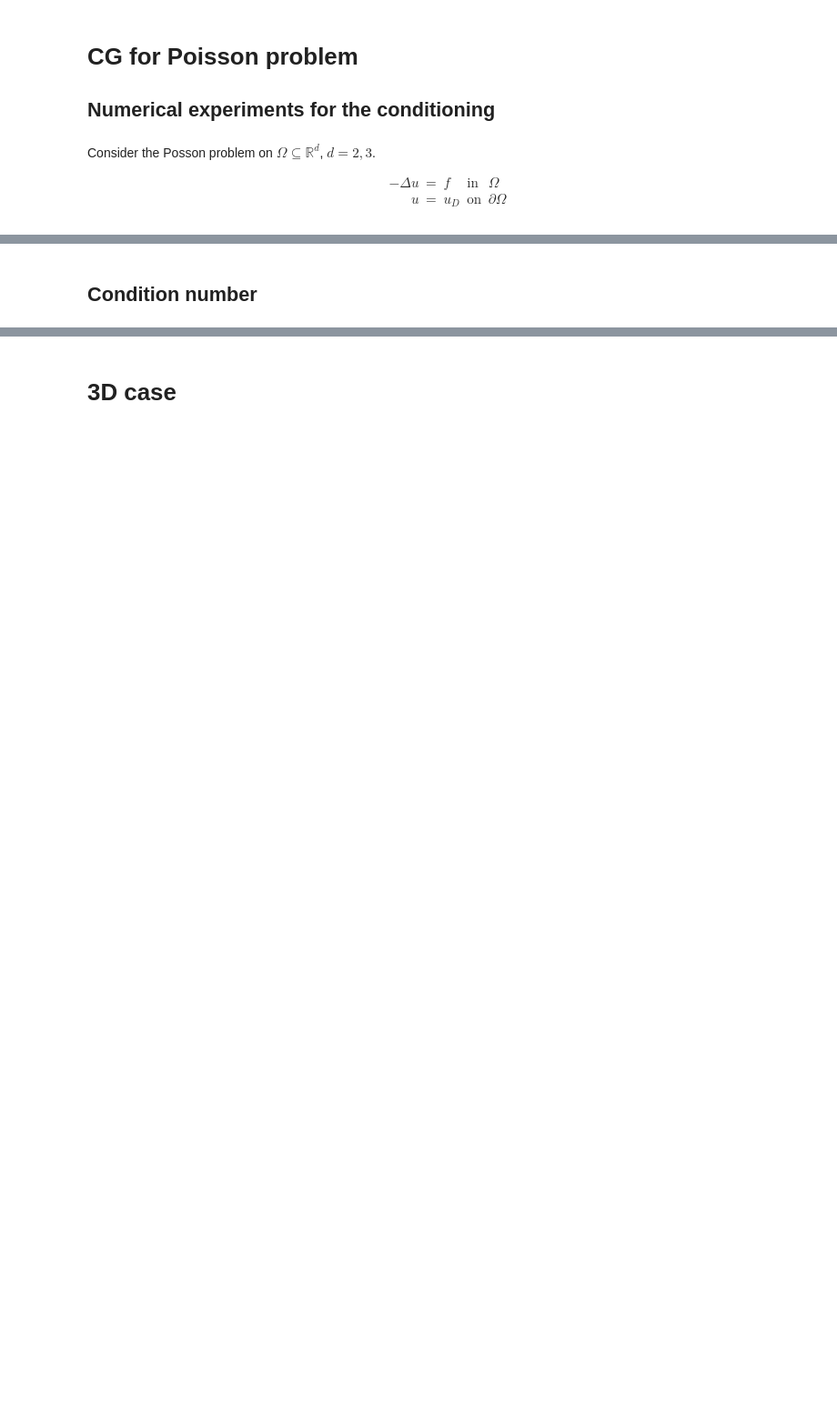
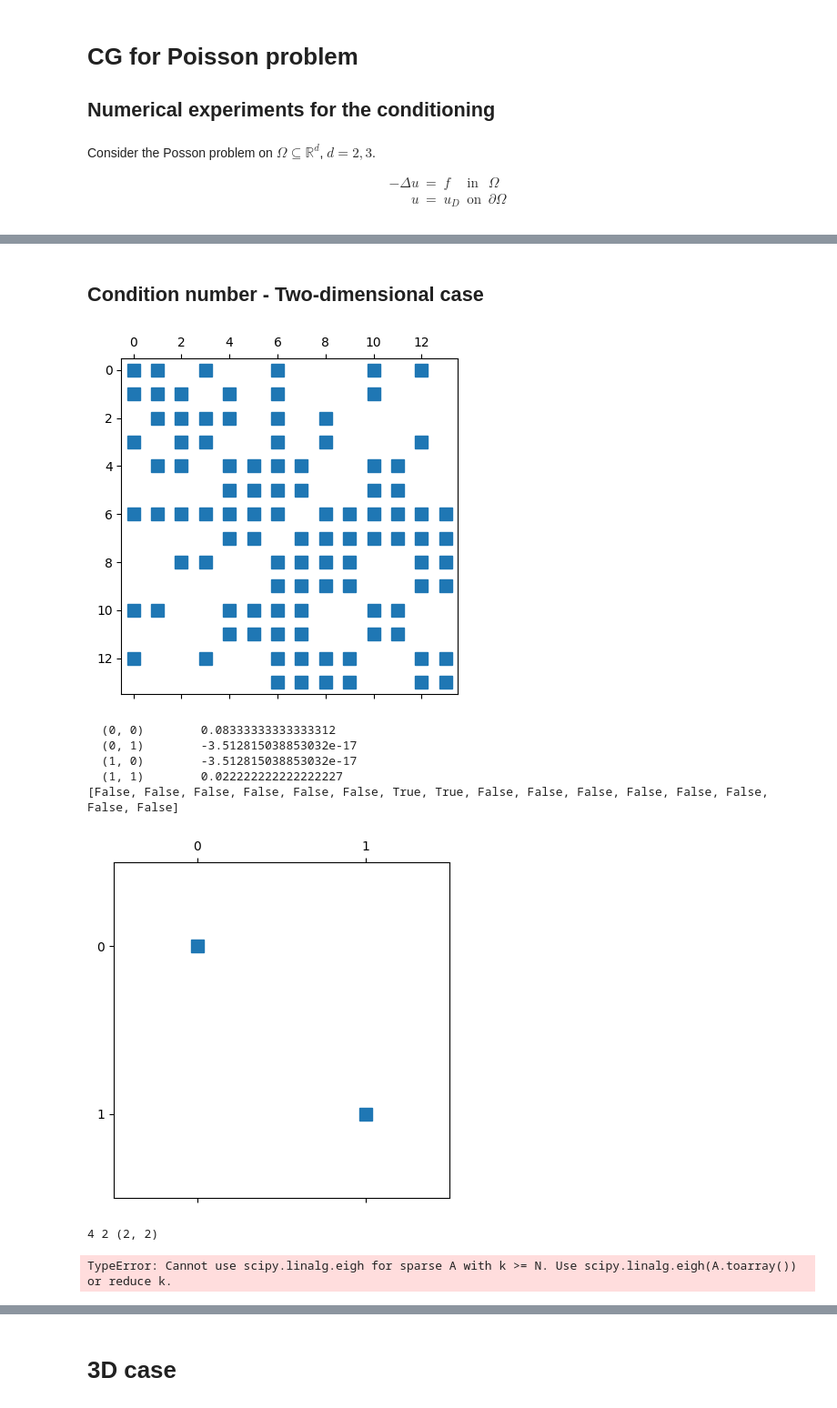
Before and after one commit to ManuelSanchezUribe/hdgmethods, a Jupyter notebook: CG_Poisson_condition_number.ipynb, the cells around one changed output, grey strips where cells are left out. Shown at 91% size. Cells and saved outputs as stored; diff of their text form; code cells hidden in the pictures; blank space fills up the shorter version.

```diff
--- a/CG_Poisson_condition_number.ipynb
+++ b/CG_Poisson_condition_number.ipynb
@@ -61,2 +162,2 @@ gfu = SolvePoisson_CG(mesh2d, p=5,force=force2d, uD=uD, db=dirichlet_boundary2d)
 # %% [markdown]
-## Condition number
+## Condition number - Two-dimensional case
@@ -85,3 +164,13 @@ def test_condition_number_fixmesh(mesh, db, condense=False, pmax=6):
 # %%
 # p, kappa= test_condition_number_fixmesh(mesh,dirichlet_boundary,condense=False, pmax=10)
-p_sc, kappa_sc = test_condition_number_fixmesh(mesh2d, dirichlet_boundary2d, condense=True, pmax=15)
+p_sc_2d, kappa_sc_2d = test_condition_number_fixmesh(mesh2d, dirichlet_boundary2d, condense=True, pmax=3)
+# %% [output]
+[figure, added]
+  (0, 0)        0.08333333333333312
+  (0, 1)        -3.512815038853032e-17
+  (1, 0)        -3.512815038853032e-17
+  (1, 1)        0.022222222222222227
+[False, False, False, False, False, False, True, True, False, False, False, False, False, False, False, False]
+[figure, added]
+4 2 (2, 2)
+TypeError: Cannot use scipy.linalg.eigh for sparse A with k >= N. Use scipy.linalg.eigh(A.toarray()) or reduce k.
```
Also changed, not shown: parts of 22 cells of this notebook, 10 other files.
